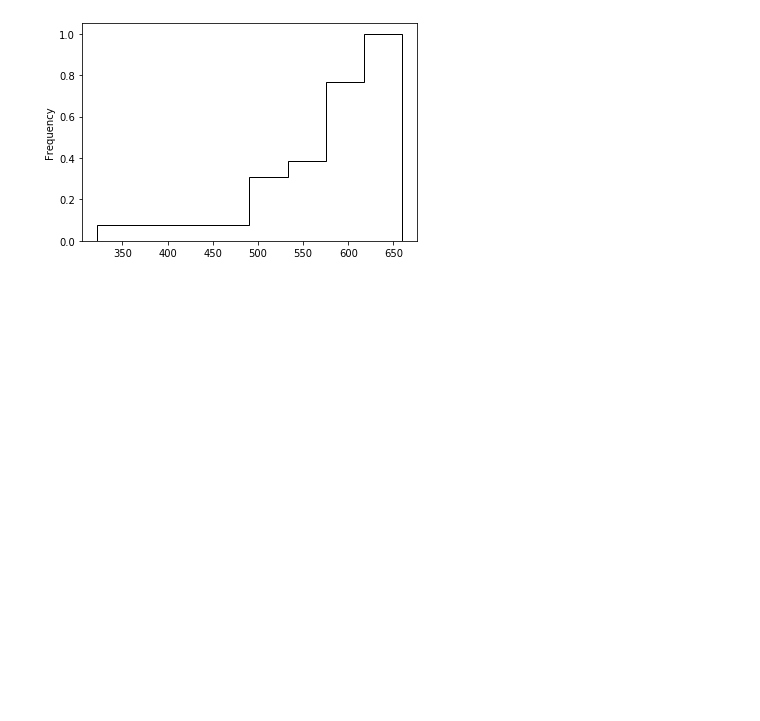
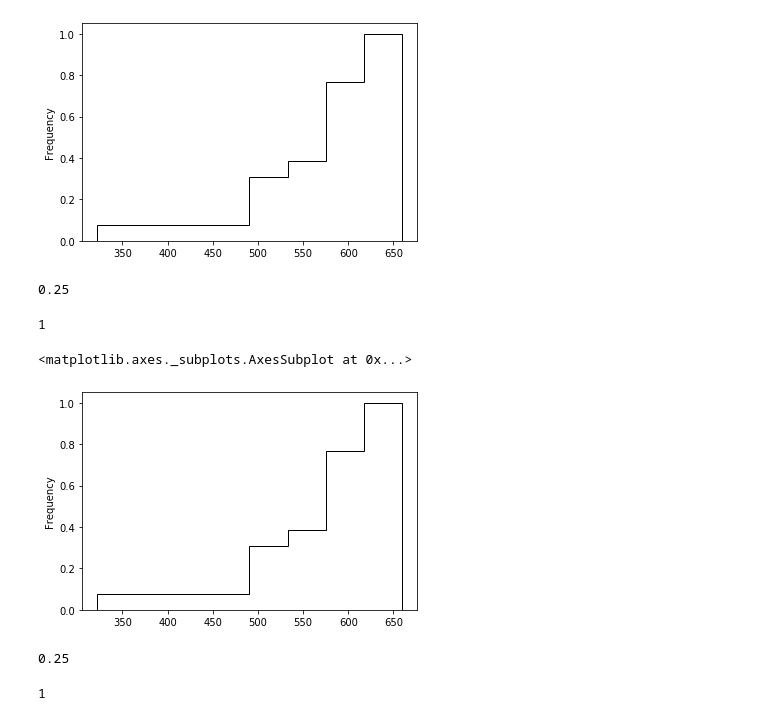
Before and after one commit to florianbaer/STAT, a Jupyter notebook: Lernphase/Benzin/Tanken.ipynb, the cells around one changed output. Drawn from its saved outputs; the diff is of its cells as text; code cells hidden in the pictures; blank space fills up the shorter version.

Commit message:
Finished module stat

```diff
--- a/Lernphase/Benzin/Tanken.ipynb
+++ b/Lernphase/Benzin/Tanken.ipynb
@@ -8 +1,14 @@ df = Series([580.3, 568.2, 605.2, 659.1, 629.8, 322.3, 518.8, 600.4, 514.2, 576.
+# %%
+import matplotlib.pyplot as plt
+import scipy.stats as st
+import seaborn as sns
+import pandas as pd
+from scipy.stats import norm, uniform, expon, t, probplot
+import scipy.stats as st
+from scipy.integrate import quad
+from sympy.solvers import solve
+from sympy import Symbol
+import numpy as np
+from pandas import Series, DataFrame
+df = pd.read_csv("tanken.csv", sep=";")
 # %%
@@ -72,3 +105,30 @@ The 'normed' kwarg was deprecated in Matplotlib 2.1 and will be removed in 3.1.
   n, bins, patches = ax.hist(y, bins=bins, bottom=bottom, **kwds)
 <matplotlib.axes._subplots.AxesSubplot at 0x...>
 [figure]
+# %%
+from scipy.stats import norm, uniform
+uniform.cdf(x=5, loc=4, scale=4)
+# %% [output]
+0.25
+# %%
+data = uniform.rvs(loc=1, scale=9, size=50000)
+print(((data <= 10) & (data >= 1)).astype(np.int).prod())
+# %% [output]
+1
+# %%
+# empirische kumulative Verteilungsfunktion
+df["km.driven"].plot(kind="hist", cumulative=True, histtype="step",
+normed=True, bins=8, edgecolor="black")
+# %% [output]
+<matplotlib.axes._subplots.AxesSubplot at 0x...>
+[figure, added]
+# %%
+from scipy.stats import norm, uniform
+uniform.cdf(x=5, loc=4, scale=4)
+# %% [output]
+0.25
+# %%
+data = uniform.rvs(loc=1, scale=9, size=50000)
+print(((data <= 10) & (data >= 1)).astype(np.int).prod())
+# %% [output]
+1
```
Also changed, not shown: parts of 14 cells of this notebook, 3 other files.
